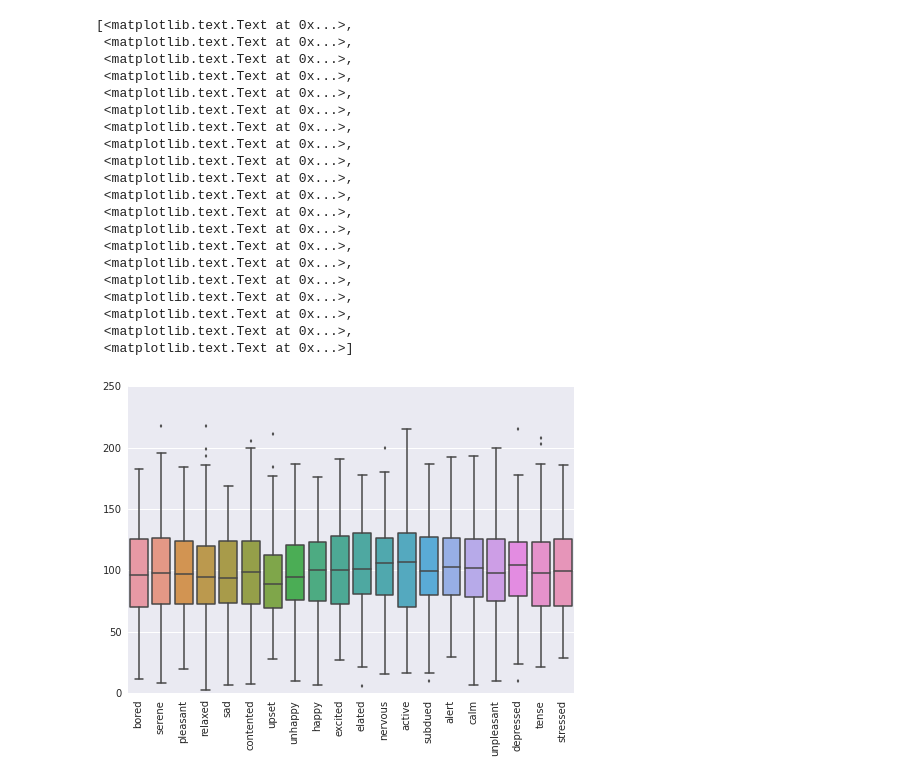
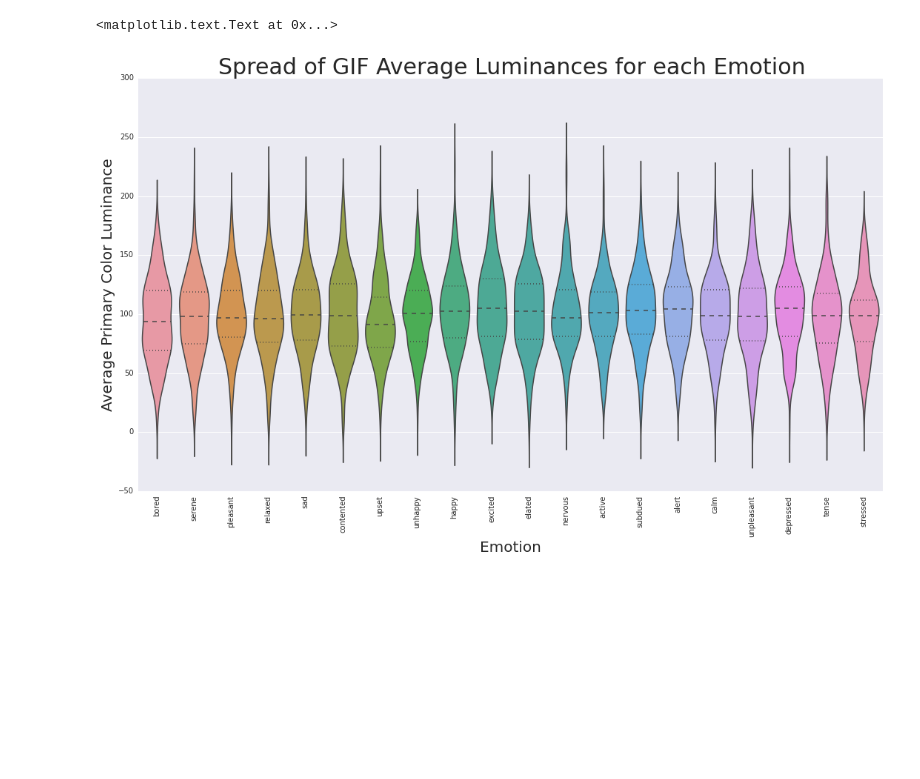
Before and after one commit to vedtopkar/LOLNLP, a Jupyter notebook: Color Analysis.ipynb, the cells around one changed output. Cells and saved outputs as stored; diff of their text form; code cells hidden in the pictures; blank space fills up the shorter version.

Commit message:
Updated color analysis

```diff
--- a/Color Analysis.ipynb
+++ b/Color Analysis.ipynb
@@ -125,2 +148,0 @@ Frames: 7
-# %%
-categorized_gifs['colors'] = pd.Series(colors)
@@ -129,8 +148,0 @@ categorized_gifs.to_csv('data/categorized_gifs_with_colors.csv')
-# %%
-categorized_gifs = pd.read_csv('data/categorized_gifs_with_colors.csv', dtype={'color': list})
-# %%
-def str_to_list(x):
-    a = x.replace('[','').replace(']', '').split(', ')
-    a = [int(x) for x in a]
-    print a
-    return [a[:3], a[3:6], a[6:9], a[9:12]]
@@ -165,3 +152,12 @@ for i in categorized_gifs['colors']:
+# %%
+def str_to_list(text):
+    t = text.replace('[', '').replace(']', '').replace(' ', '').split(',')
+    t = np.array([int(x) for x in t]).reshape([-1, 3])
+    return t
+
+colors = []
+for i in categorized_gifs['colors']:
+    colors.append(str_to_list(i))
 # %%
 colors[2]
 # %% [output]
@@ -176,32 +176,17 @@ for color in colors:
 categorized_gifs['All Colors'] = colors
 categorized_gifs['Average Luminance'] = average_middle_luminances
 # %%
+fig = plt.figure(figsize=(18,10))
 emotion_strengths = []
 emotions = categorized_gifs['emotion'].unique()
 for emotion in emotions:
     strengths = np.asarray(categorized_gifs[categorized_gifs['emotion']==emotion]['Average Luminance'])
     emotion_strengths.append(strengths)
-g = seaborn.boxplot(emotion_strengths, names=emotions)
+g = seaborn.violinplot(emotion_strengths, names=emotions)
 g.set_xticklabels(emotions,rotation='vertical')
+plt.title('Spread of GIF Average Luminances for each Emotion', size=30)
+plt.xlabel('Emotion', size=20)
+plt.ylabel('Average Primary Color Luminance', size=20)
 # %% [output]
-[<matplotlib.text.Text at 0x...>,
- <matplotlib.text.Text at 0x...>,
- <matplotlib.text.Text at 0x...>,
- <matplotlib.text.Text at 0x...>,
- <matplotlib.text.Text at 0x...>,
- <matplotlib.text.Text at 0x...>,
- <matplotlib.text.Text at 0x...>,
- <matplotlib.text.Text at 0x...>,
- <matplotlib.text.Text at 0x...>,
- <matplotlib.text.Text at 0x...>,
- <matplotlib.text.Text at 0x...>,
- <matplotlib.text.Text at 0x...>,
- <matplotlib.text.Text at 0x...>,
- <matplotlib.text.Text at 0x...>,
- <matplotlib.text.Text at 0x...>,
- <matplotlib.text.Text at 0x...>,
- <matplotlib.text.Text at 0x...>,
- <matplotlib.text.Text at 0x...>,
- <matplotlib.text.Text at 0x...>,
- <matplotlib.text.Text at 0x...>]
+<matplotlib.text.Text at 0x...>
-[figure, old version]
+[figure, new version]
```
Also changed, not shown: parts of 12 cells of this notebook, 1 other file.
